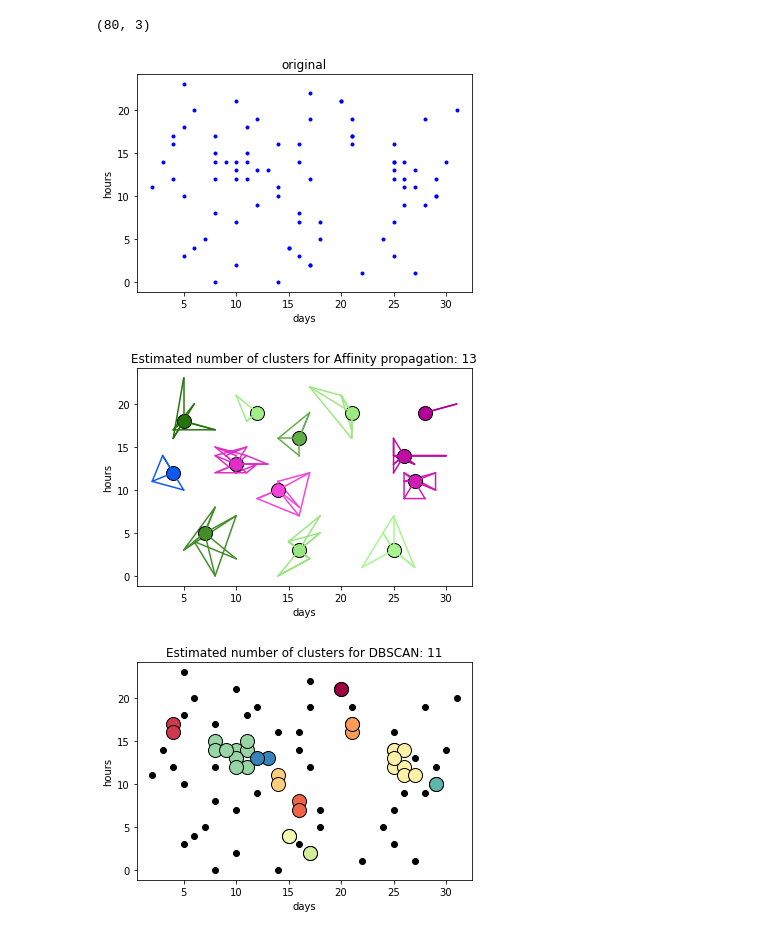
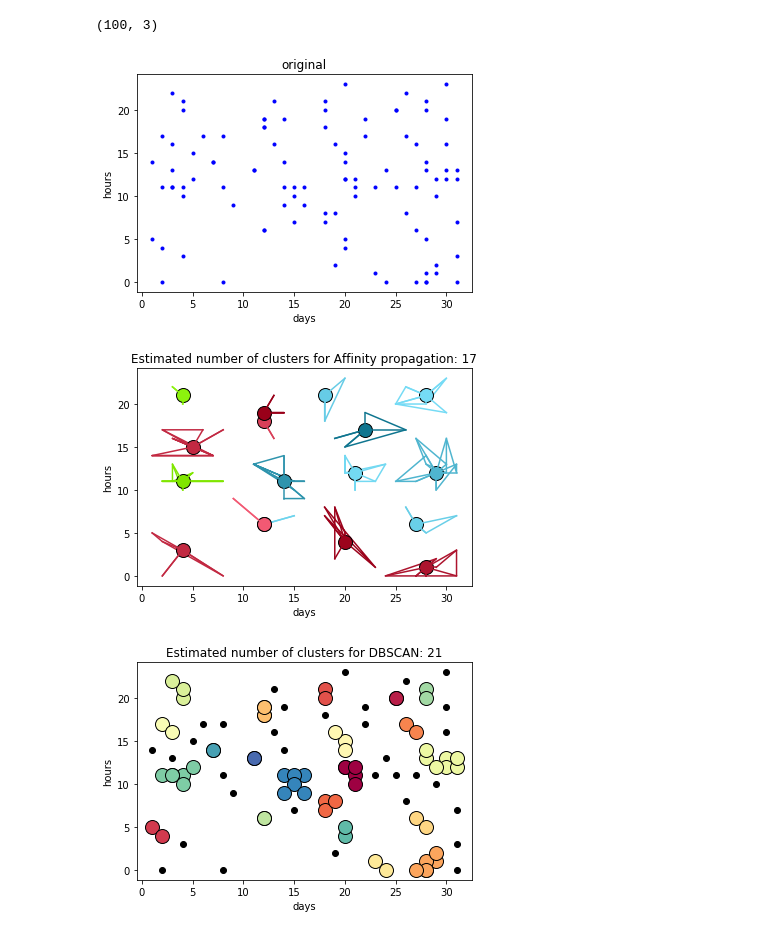
Before and after one commit to PFE1718/mycroft-habit-miner, a Jupyter notebook: Clustering.ipynb, the cells around one changed output. Drawn from its saved outputs; the diff is of its cells as text; code cells hidden in the pictures.

Commit message:
clustering algorithm built

```diff
--- a/Clustering.ipynb
+++ b/Clustering.ipynb
@@ -72,16 +72,16 @@ def gen_blobs(nb_points):
 def gen_dt(nb_points):
     #Sample periods
     start1 = datetime(1943,3, 13, 19,40,6)
-    end1 = start1 + timedelta(days=40)
+    end1 = start1 + timedelta(days=100)
 
-    start2 = datetime(1943,4, 15, 20,43,6)
+    start2 = datetime(1943,5, 15, 20,43,6)
     end2 = start2 + timedelta(days=200)
 
-    start3 = datetime(1943,4, 25, 1,1,1)
-    end3 = start3 + timedelta(days=50)
+    start3 = datetime(1942,8, 25, 1,1,1)
+    end3 = start3 + timedelta(days=300)
 
-    start4 = datetime(1943,5, 3, 18,1,1)
-    end4 = start4 + timedelta(days=20)
+    start4 = datetime(1944,5, 3, 18,1,1)
+    end4 = start4 + timedelta(days=110)
 
     #init arrays
     days = []
@@ -136,7 +136,7 @@ def print_clusters(features,core_samples_mask_dbscan, labels_dbscan):
     print("commands")
     print(xy[:,2])
 
-#Write points to a csv file
+# Write points to a csv file
 def write_points(features, labels_dbscan):
 
     with open('clusters.csv', 'w') as csvfile:
@@ -145,6 +145,15 @@ def write_points(features, labels_dbscan):
         writer.writeheader()
         for val, cluster in zip(features, labels_dbscan):
             writer.writerow({'x': val[0], 'y': val[1],'cluster':cluster,'intent':val[2]})
+
+# Write metadata
+def write_metadata(labels_dbscan):
+    n_clusters_ = len(set(labels_dbscan)) - (1 if -1 in labels_dbscan else 0)
+    with open('metadata.csv', 'w') as csvfile:
+        fieldnames = ['nb_labels']
+        writer = csv.DictWriter(csvfile, fieldnames=fieldnames)
+        writer.writeheader()
+        writer.writerow({'nb_labels':n_clusters_})
 # %%
 # Plot models
 def plot_AP(features, cci,labels_AP):
@@ -223,6 +232,7 @@ def process(nb_points):
     core_samples_mask,labels = compute_DBSCAN(X_cluster)
     plot_DBSCAN(X_cluster,core_samples_mask,labels)
     write_points(X,labels)
+    write_metadata(labels)
 
     # Fit models
 
@@ -244,13 +254,13 @@ def compute_DBSCAN(features):
     return core_samples_mask, labels
 # %%
 # process affinity propagation and dbscan clustering methods for 120 points
-n_samples = 80
+n_samples = 100
 process(n_samples)
 # %% [output]
-(80, 3)
+(100, 3)
-[figure, old version]
+[figure, new version]
-[figure, old version]
+[figure, new version]
-[figure, old version]
+[figure, new version]
 # %%
 # process affinity propagation and dbscan clustering methods for 1200 points
 points = 300
```
Also changed, not shown: parts of 2 cells of this notebook.
